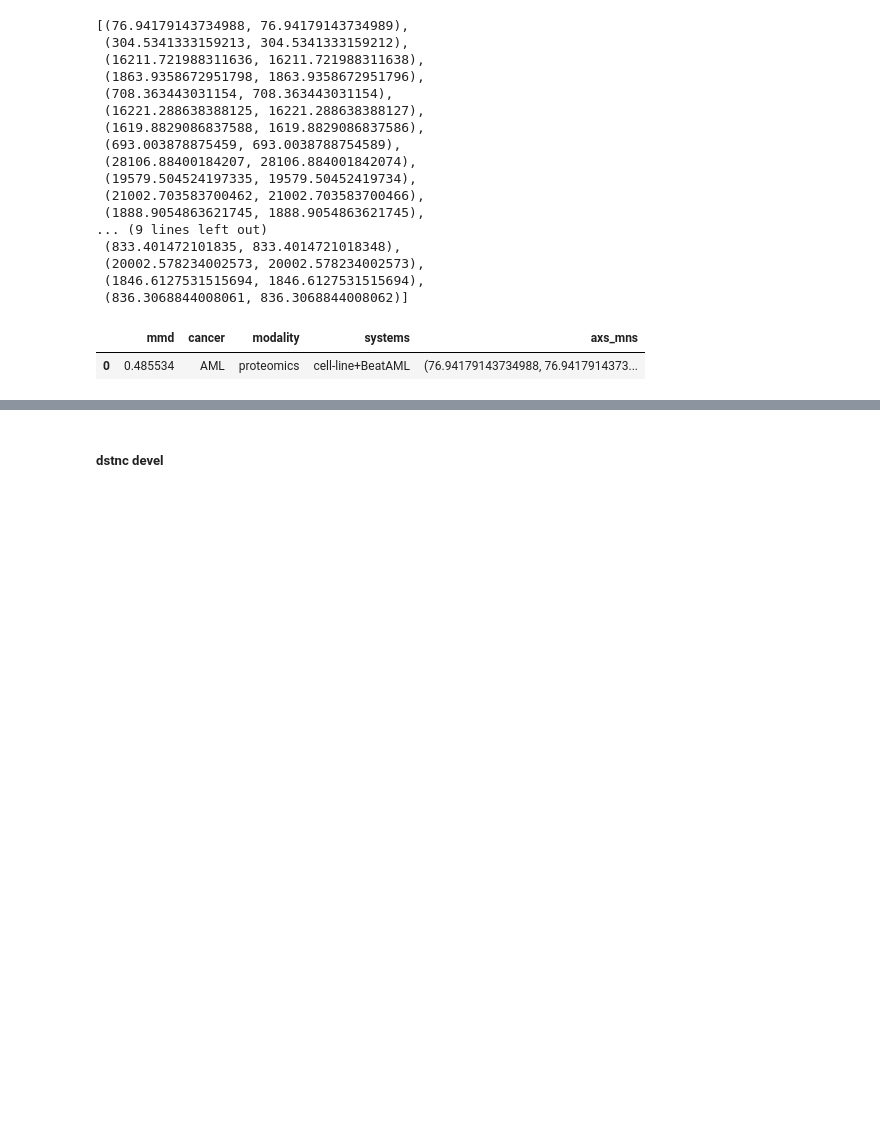
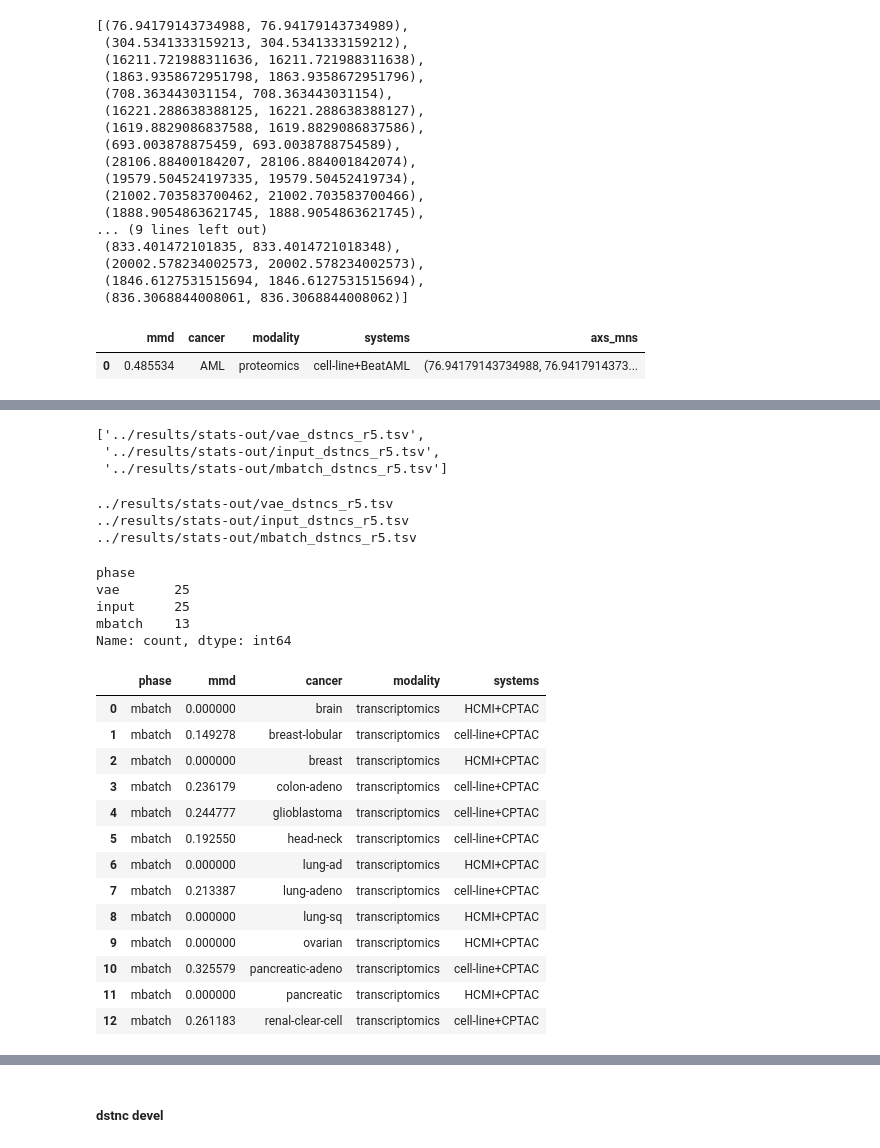
Before and after one commit to briankarlberg/mdl-sys-bnchmrk, a Jupyter notebook: code/ump_clf.ipynb, the cells around one changed output, grey strips where cells are left out. Drawn from its saved outputs; the diff is of its cells as text; code cells hidden in the pictures; blank space fills up the shorter version.

```diff
--- a/code/ump_clf.ipynb
+++ b/code/ump_clf.ipynb
@@ -279,0 +288,20 @@ input_dstncs['axs_mns'] = inpt_axs_lst
+# %%
+so_pths
+# %% [output]
+['../results/stats-out/vae_dstncs_r5.tsv',
+ '../results/stats-out/input_dstncs_r5.tsv',
+ '../results/stats-out/mbatch_dstncs_r5.tsv']
+# %%
+df_stck = pd.DataFrame()
+for pth_n in so_pths:
+    print(pth_n)
+    phase = pth_n.split('/')[-1].split('_')[0]
+    df_n = pd.read_csv(
+        pth_n, sep = '\t', index_col = 0)
+    df_n.insert(0, 'phase', phase)
+    df_stck = pd.concat([df_stck, df_n], axis = 0)
+    # break
+# %% [output]
+../results/stats-out/vae_dstncs_r5.tsv
+../results/stats-out/input_dstncs_r5.tsv
+../results/stats-out/mbatch_dstncs_r5.tsv
@@ -279,0 +311,29 @@ input_dstncs['axs_mns'] = inpt_axs_lst
+# %%
+pth_n = '../results/stats-out/mmd_stack_r5.tsv'
+df_stck = pd.read_csv(
+        pth_n, sep = '\t', index_col = 0)
+# %%
+df_stck.phase.value_counts()
+# %% [output]
+phase
+vae       25
+input     25
+mbatch    13
+Name: count, dtype: int64
+# %%
+df_stck[df_stck.phase == 'mbatch']
+# %% [output]
+|  | phase | mmd | cancer | modality | systems |
+| 0 | mbatch | 0.000000 | brain | transcriptomics | HCMI+CPTAC |
+| 1 | mbatch | 0.149278 | breast-lobular | transcriptomics | cell-line+CPTAC |
+| 2 | mbatch | 0.000000 | breast | transcriptomics | HCMI+CPTAC |
+| 3 | mbatch | 0.236179 | colon-adeno | transcriptomics | cell-line+CPTAC |
+| 4 | mbatch | 0.244777 | glioblastoma | transcriptomics | cell-line+CPTAC |
+| 5 | mbatch | 0.192550 | head-neck | transcriptomics | cell-line+CPTAC |
+| 6 | mbatch | 0.000000 | lung-ad | transcriptomics | HCMI+CPTAC |
+| 7 | mbatch | 0.213387 | lung-adeno | transcriptomics | cell-line+CPTAC |
+| 8 | mbatch | 0.000000 | lung-sq | transcriptomics | HCMI+CPTAC |
+| 9 | mbatch | 0.000000 | ovarian | transcriptomics | HCMI+CPTAC |
+| 10 | mbatch | 0.325579 | pancreatic-adeno | transcriptomics | cell-line+CPTAC |
+| 11 | mbatch | 0.000000 | pancreatic | transcriptomics | HCMI+CPTAC |
+| 12 | mbatch | 0.261183 | renal-clear-cell | transcriptomics | cell-line+CPTAC |
```
Also changed, not shown: parts of 11 cells of this notebook.
